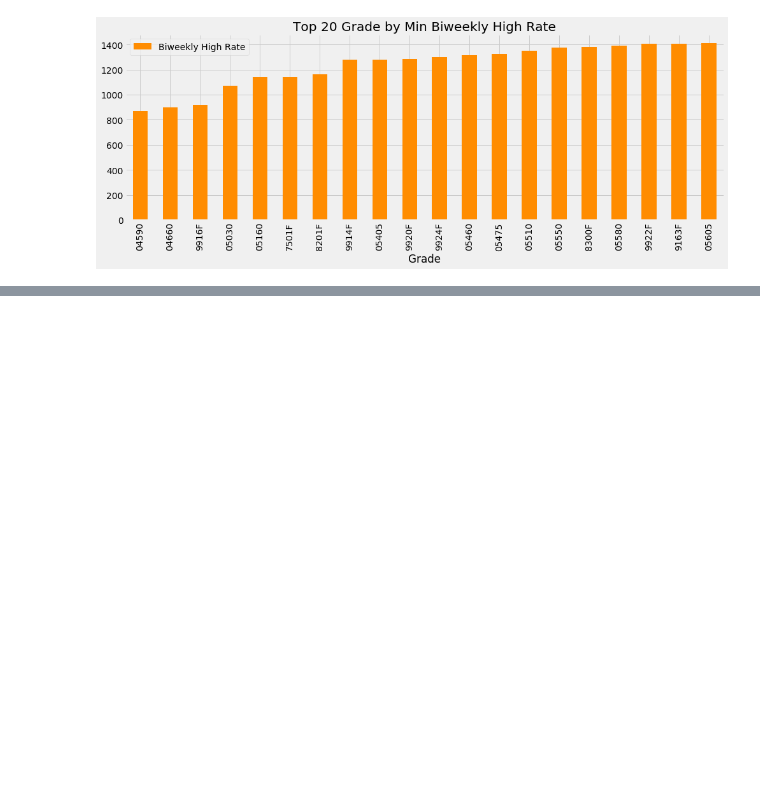
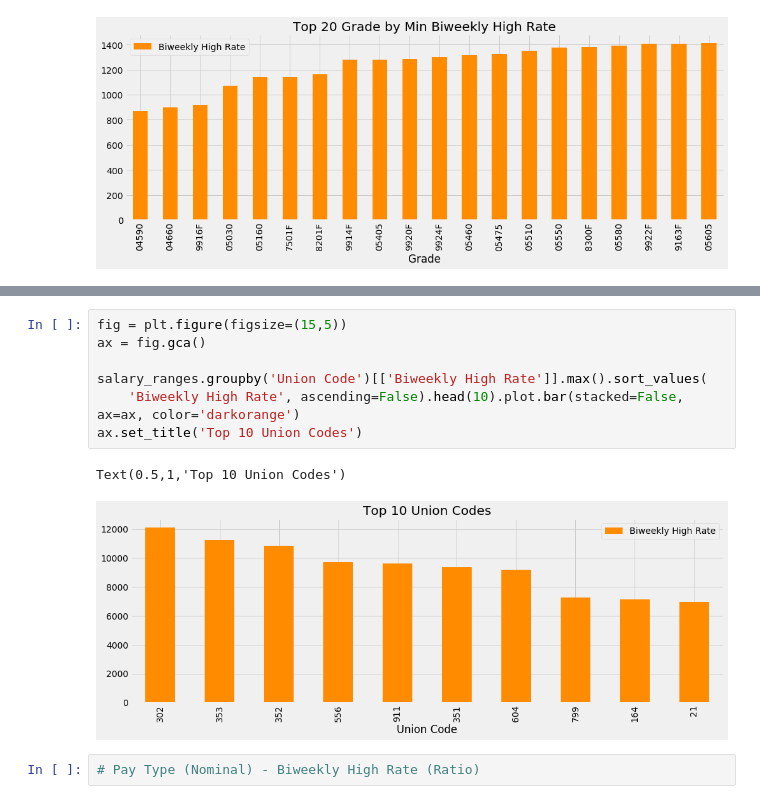
Before and after one commit to yungshun317/feature-understanding, a Jupyter notebook: feature-understanding.ipynb, the cells around one changed output, grey strips where cells are left out. Saved outputs shown, nothing was run; the diff lists cells and outputs as text; blank space fills up the shorter version.

```diff
--- a/feature-understanding.ipynb
+++ b/feature-understanding.ipynb
@@ -218,0 +266,12 @@ Text(0.5,1,'Top 20 Grade by Min Biweekly High Rate')
+# %%
+fig = plt.figure(figsize=(15,5))
+ax = fig.gca()
+
+salary_ranges.groupby('Union Code')[['Biweekly High Rate']].max().sort_values(
+    'Biweekly High Rate', ascending=False).head(10).plot.bar(stacked=False, ax=ax, color='darkorange')
+ax.set_title('Top 10 Union Codes')
+# %% [output]
+Text(0.5,1,'Top 10 Union Codes')
+[figure, added]
+# %%
+# Pay Type (Nominal) - Biweekly High Rate (Ratio)
```
Also changed, not shown: parts of 11 cells of this notebook.
